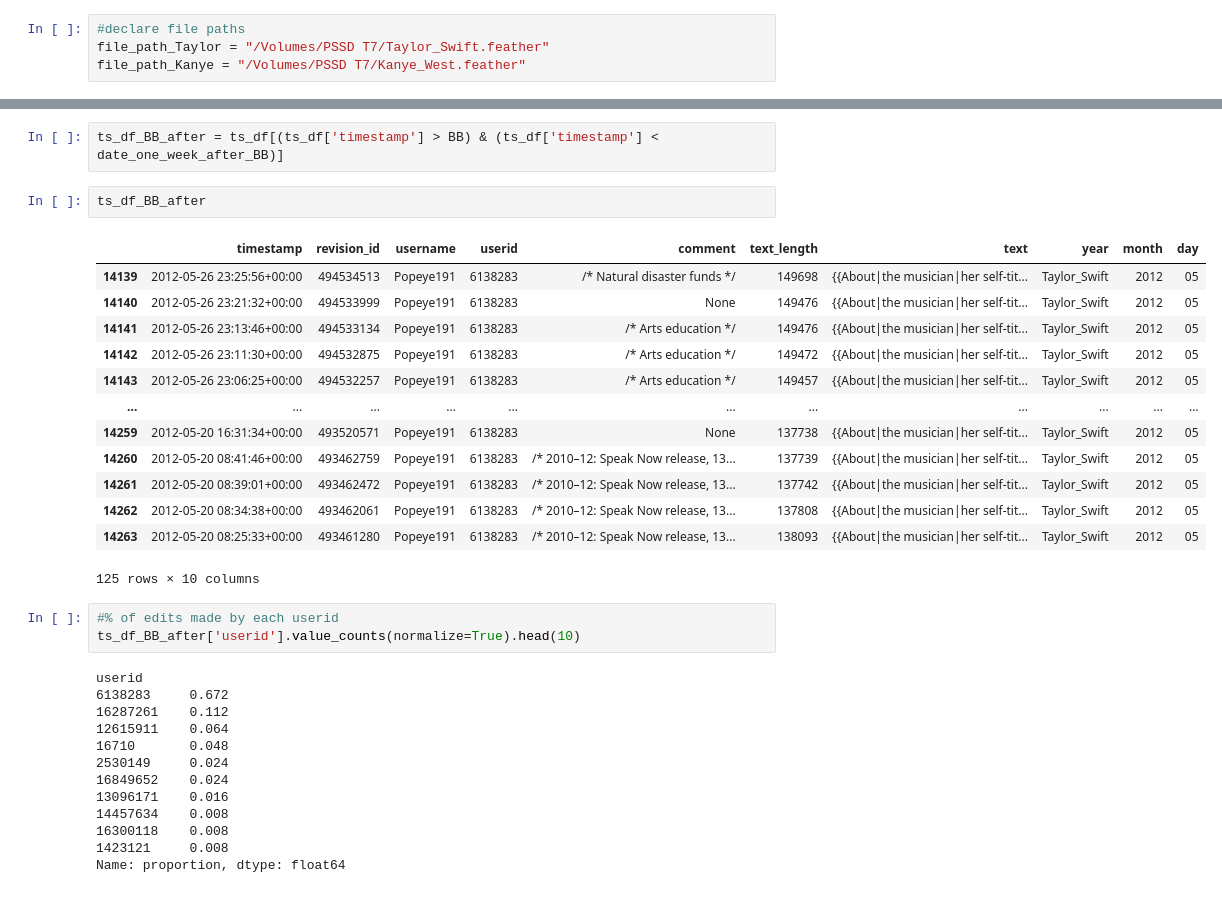
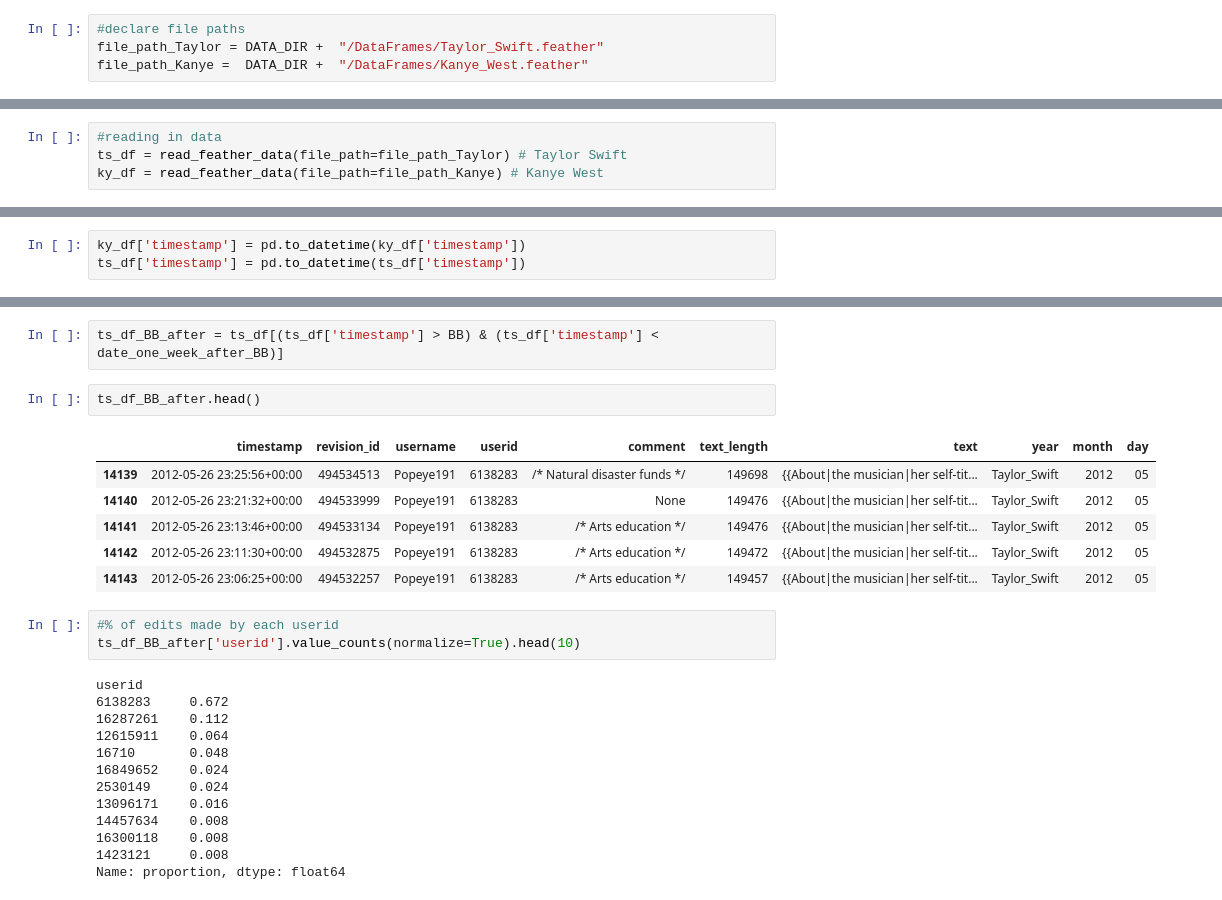
Before and after one commit to yingslim/oii-wikipedia-analysis, a Jupyter notebook: scripts/data_analysis/data_analysis.ipynb, the cells around one changed output, grey strips where cells are left out. Saved outputs shown, nothing was run; the diff lists cells and outputs as text.

Commit message:
refactor data_analysis.ipynb

```diff
--- a/scripts/data_analysis/data_analysis.ipynb
+++ b/scripts/data_analysis/data_analysis.ipynb
@@ -60,4 +62,4 @@ To facilitate reading in the large amount of data, we'll write a helper function
 # %%
 #declare file paths
-file_path_Taylor = "/Volumes/PSSD T7/Taylor_Swift.feather"
-file_path_Kanye = "/Volumes/PSSD T7/Kanye_West.feather"
+file_path_Taylor = DATA_DIR +  "/DataFrames/Taylor_Swift.feather"
+file_path_Kanye =  DATA_DIR +  "/DataFrames/Kanye_West.feather"
@@ -81,3 +66,7 @@ ts_df = pd.concat(chunks, ignore_index=True)
+# %%
+#reading in data
+ts_df = read_feather_data(file_path=file_path_Taylor) # Taylor Swift
+ky_df = read_feather_data(file_path=file_path_Kanye) # Kanye West
 # %%
 #clean up memory
 gc.collect()
@@ -132 +97,4 @@ ky_df_D = ky_df_D.resample('M').count()
+# %%
+ky_df['timestamp'] = pd.to_datetime(ky_df['timestamp'])
+ts_df['timestamp'] = pd.to_datetime(ts_df['timestamp'])
 # %%
@@ -559,21 +398,14 @@ date_one_week_after_BB = BB + timedelta(days=7)
 # %%
 ts_df_BB_after = ts_df[(ts_df['timestamp'] > BB) & (ts_df['timestamp'] < date_one_week_after_BB)]
 # %%
-ts_df_BB_after
+ts_df_BB_after.head()
 # %% [output]
 |  | timestamp | revision_id | username | userid | comment | text_length | text | year | month | day |
 | 14139 | 2012-05-26 23:25:56+00:00 | 494534513 | Popeye191 | 6138283 | /* Natural disaster funds */ | 149698 | {{About|the musician|her self-tit... | Taylor_Swift | 2012 | 05 |
 | 14140 | 2012-05-26 23:21:32+00:00 | 494533999 | Popeye191 | 6138283 | None | 149476 | {{About|the musician|her self-tit... | Taylor_Swift | 2012 | 05 |
 | 14141 | 2012-05-26 23:13:46+00:00 | 494533134 | Popeye191 | 6138283 | /* Arts education */ | 149476 | {{About|the musician|her self-tit... | Taylor_Swift | 2012 | 05 |
 | 14142 | 2012-05-26 23:11:30+00:00 | 494532875 | Popeye191 | 6138283 | /* Arts education */ | 149472 | {{About|the musician|her self-tit... | Taylor_Swift | 2012 | 05 |
 | 14143 | 2012-05-26 23:06:25+00:00 | 494532257 | Popeye191 | 6138283 | /* Arts education */ | 149457 | {{About|the musician|her self-tit... | Taylor_Swift | 2012 | 05 |
-| ... | ... | ... | ... | ... | ... | ... | ... | ... | ... | ... |
-| 14259 | 2012-05-20 16:31:34+00:00 | 493520571 | Popeye191 | 6138283 | None | 137738 | {{About|the musician|her self-tit... | Taylor_Swift | 2012 | 05 |
-| 14260 | 2012-05-20 08:41:46+00:00 | 493462759 | Popeye191 | 6138283 | /* 2010–12: Speak Now release, 13... | 137739 | {{About|the musician|her self-tit... | Taylor_Swift | 2012 | 05 |
-| 14261 | 2012-05-20 08:39:01+00:00 | 493462472 | Popeye191 | 6138283 | /* 2010–12: Speak Now release, 13... | 137742 | {{About|the musician|her self-tit... | Taylor_Swift | 2012 | 05 |
-| 14262 | 2012-05-20 08:34:38+00:00 | 493462061 | Popeye191 | 6138283 | /* 2010–12: Speak Now release, 13... | 137808 | {{About|the musician|her self-tit... | Taylor_Swift | 2012 | 05 |
-| 14263 | 2012-05-20 08:25:33+00:00 | 493461280 | Popeye191 | 6138283 | /* 2010–12: Speak Now release, 13... | 138093 | {{About|the musician|her self-tit... | Taylor_Swift | 2012 | 05 |
-125 rows × 10 columns
 # %%
 #% of edits made by each userid
 ts_df_BB_after['userid'].value_counts(normalize=True).head(10)
@@ -583,8 +415,8 @@ userid
 16287261    0.112
 12615911    0.064
 16710       0.048
+16849652    0.024
 2530149     0.024
-16849652    0.024
 13096171    0.016
 14457634    0.008
 16300118    0.008
```
Also changed, not shown: parts of 30 cells of this notebook, 12 other files.
